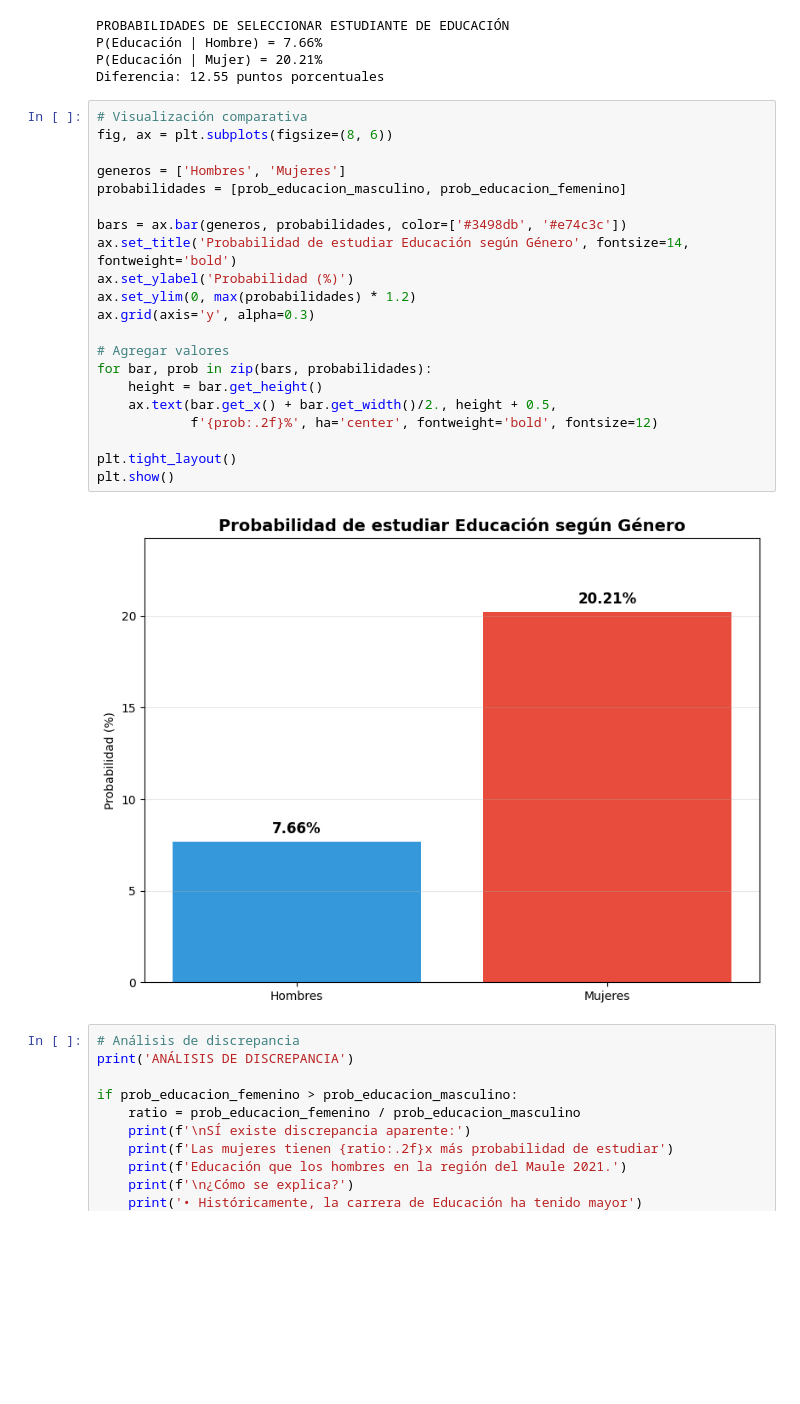
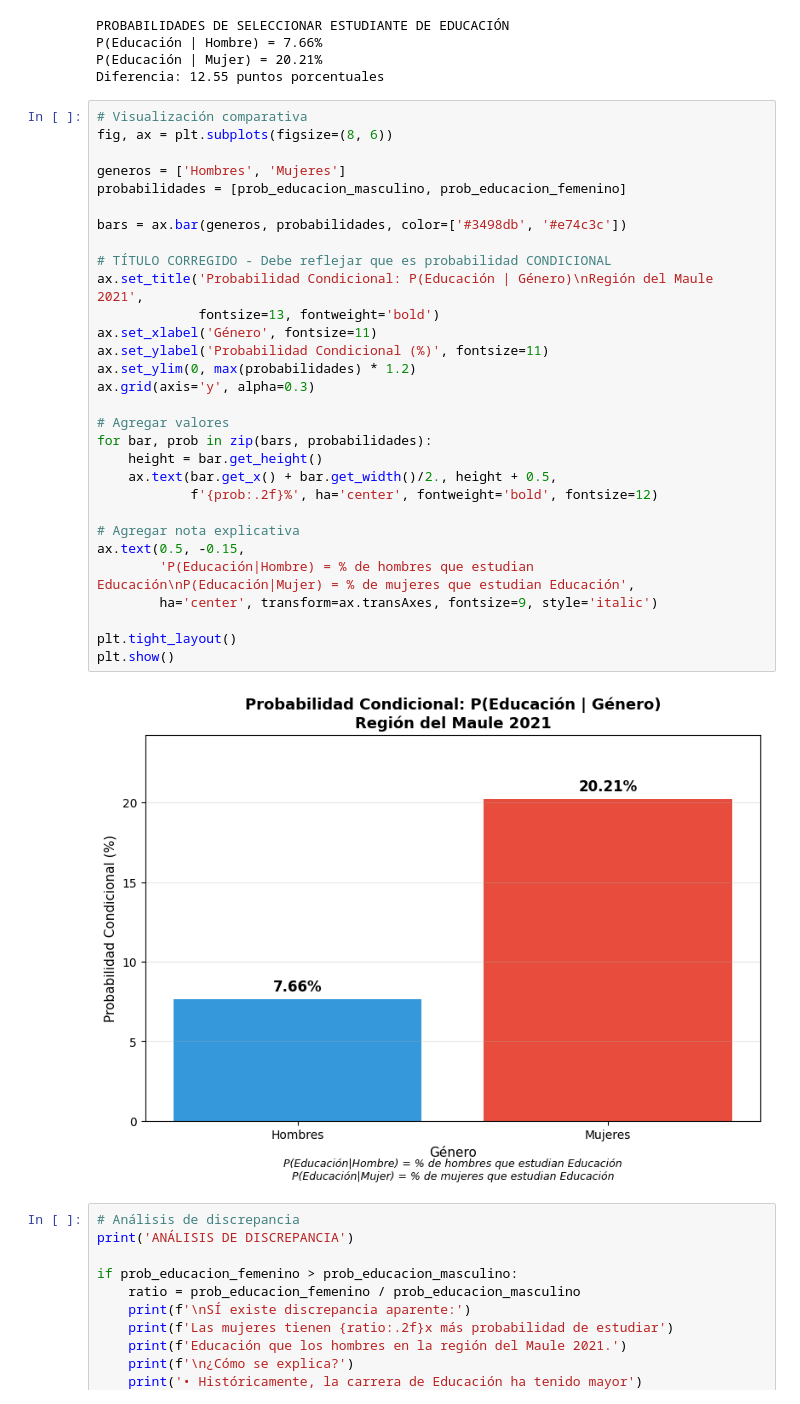
Before and after one commit to VincentiusFarenden/Estadistica-Descriptiva, a Jupyter notebook: TRABAJO TALLER SEMESTRAL/Trabajo_Practico.ipynb, the cells around one changed output. Saved outputs shown, nothing was run; the diff lists cells and outputs as text; blank space fills up the shorter version.

```diff
--- a/TRABAJO TALLER SEMESTRAL/Trabajo_Practico.ipynb
+++ b/TRABAJO TALLER SEMESTRAL/Trabajo_Practico.ipynb
@@ -1496,26 +1734,35 @@ Diferencia: 12.55 puntos porcentuales
 # %%
 # Visualización comparativa
 fig, ax = plt.subplots(figsize=(8, 6))
 
 generos = ['Hombres', 'Mujeres']
 probabilidades = [prob_educacion_masculino, prob_educacion_femenino]
 
 bars = ax.bar(generos, probabilidades, color=['#3498db', '#e74c3c'])
-ax.set_title('Probabilidad de estudiar Educación según Género', fontsize=14, fontweight='bold')
-ax.set_ylabel('Probabilidad (%)')
+
+# TÍTULO CORREGIDO - Debe reflejar que es probabilidad CONDICIONAL
+ax.set_title('Probabilidad Condicional: P(Educación | Género)\nRegión del Maule 2021',
+             fontsize=13, fontweight='bold')
+ax.set_xlabel('Género', fontsize=11)
+ax.set_ylabel('Probabilidad Condicional (%)', fontsize=11)
 ax.set_ylim(0, max(probabilidades) * 1.2)
 ax.grid(axis='y', alpha=0.3)
 
 # Agregar valores
 for bar, prob in zip(bars, probabilidades):
     height = bar.get_height()
     ax.text(bar.get_x() + bar.get_width()/2., height + 0.5,
             f'{prob:.2f}%', ha='center', fontweight='bold', fontsize=12)
 
+# Agregar nota explicativa
+ax.text(0.5, -0.15,
+        'P(Educación|Hombre) = % de hombres que estudian Educación\nP(Educación|Mujer) = % de mujeres que estudian Educación',
+        ha='center', transform=ax.transAxes, fontsize=9, style='italic')
+
 plt.tight_layout()
 plt.show()
 # %% [output]
-[figure, old version]
+[figure, new version]
 # %%
 # Análisis de discrepancia
 print('ANÁLISIS DE DISCREPANCIA')
```
Also changed, not shown: parts of 28 cells of this notebook, 1 other file.
